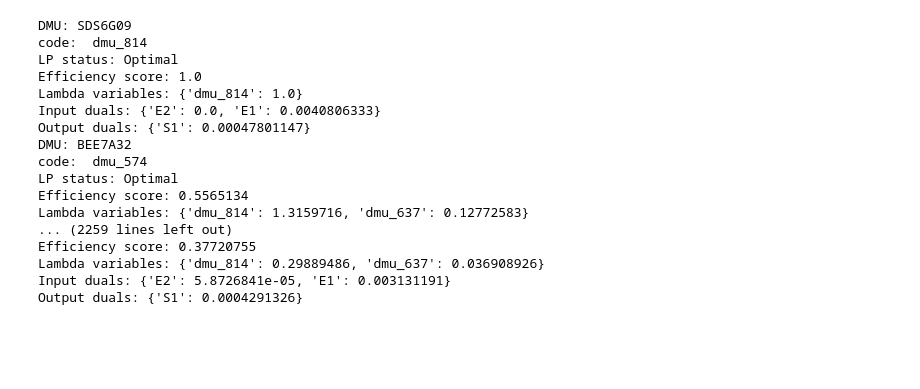
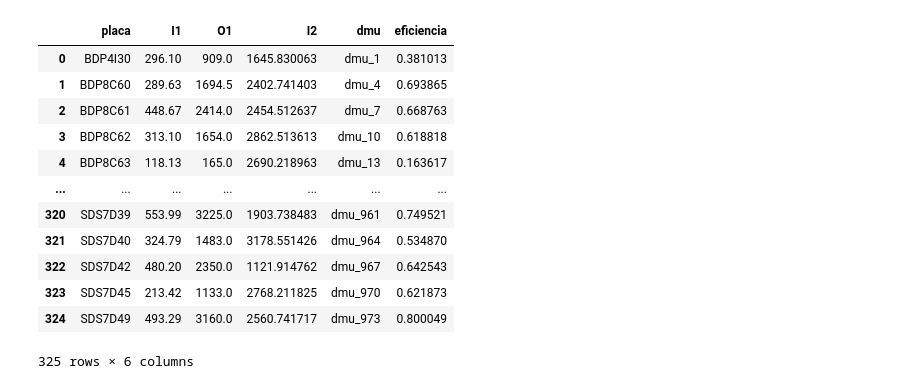
Before and after one commit to 1moi6/tccs, a Jupyter notebook: varios/dea2.ipynb, the cells around one changed output. Saved outputs shown, nothing was run; the diff lists cells and outputs as text; code cells hidden in the pictures; blank space fills up the shorter version.

```diff
--- a/varios/dea2.ipynb
+++ b/varios/dea2.ipynb
@@ -1,7 +1,13 @@
 # %%
 import pandas as pd
+pd.set_option('display.max_columns', 100)
+pd.set_option('display.max_rows', 300)
 from pyDEA.core.data_processing.read_data_from_xls import construct_input_data_instance
-from pyDEA.core.models.envelopment_model import EnvelopmentModelInputOriented
+from pyDEA.core.models.envelopment_model import EnvelopmentModelInputOriented,EnvelopmentModelOutputOriented
 from pyDEA.core.models.envelopment_model_base import EnvelopmentModelBase
-from pyDEA.core.models.bound_generators import generate_upper_bound_for_efficiency_score
+from pyDEA.core.models.bound_generators import generate_upper_bound_for_efficiency_score,generate_lower_bound_for_efficiency_score
 from pyDEA.core.models.envelopment_model_decorators import DefaultConstraintCreator
+
+
+from pyDEA.core.models.multiplier_model import MultiplierInputOrientedModel
+from pyDEA.core.models.multiplier_model_base import MultiplierModelBase
@@ -18,4 +59,4 @@ dt.add_input_category('E1')
 # %%
-
 mdl = EnvelopmentModelInputOriented(upper_bound_generator=generate_upper_bound_for_efficiency_score)
-mdl1=EnvelopmentModelBase(dt,mdl,DefaultConstraintCreator())
+mdl1 = EnvelopmentModelBase(dt,mdl,DefaultConstraintCreator())
+sol = mdl1.run()
@@ -42,20 +63,29 @@ At line 2 NAME
-# %%
-solution.print_solution()
-# %% [output]
-DMU: SDS6G09
-code:  dmu_814
-LP status: Optimal
-Efficiency score: 1.0
-Lambda variables: {'dmu_814': 1.0}
-Input duals: {'E2': 0.0, 'E1': 0.0040806333}
-Output duals: {'S1': 0.00047801147}
-DMU: BEE7A32
-code:  dmu_574
-LP status: Optimal
-Efficiency score: 0.5565134
-Lambda variables: {'dmu_814': 1.3159716, 'dmu_637': 0.12772583}
-... (2259 lines left out)
-Efficiency score: 0.37720755
-Lambda variables: {'dmu_814': 0.29889486, 'dmu_637': 0.036908926}
-Input duals: {'E2': 5.8726841e-05, 'E1': 0.003131191}
-Output duals: {'S1': 0.0004291326}
+# %%
+solucao = []
+for dmu in dt.DMU_codes:
+    try:
+        aux = {'placa':dt.get_dmu_user_name(dmu),'dmu':dmu,'eficiencia':sol.get_efficiency_score(dmu)}
+    except:
+        aux = {'placa':dt.get_dmu_user_name(dmu),'dmu':dmu,'eficiencia':0}
+    # aux = {'placa':dt.get_dmu_user_name(dmu),'dmu':dmu,'eficiencia':sol.get_efficiency_score(dmu)}
+    solucao.append(aux)
+
+aux = pd.DataFrame(solucao)
+
+xx = pd.merge(dados,aux, how='left', on='placa')
+# %%
+xx
+# %% [output]
+|  | placa | I1 | O1 | I2 | dmu | eficiencia |
+| 0 | BDP4I30 | 296.10 | 909.0 | 1645.830063 | dmu_1 | 0.381013 |
+| 1 | BDP8C60 | 289.63 | 1694.5 | 2402.741403 | dmu_4 | 0.693865 |
+| 2 | BDP8C61 | 448.67 | 2414.0 | 2454.512637 | dmu_7 | 0.668763 |
+| 3 | BDP8C62 | 313.10 | 1654.0 | 2862.513613 | dmu_10 | 0.618818 |
+| 4 | BDP8C63 | 118.13 | 165.0 | 2690.218963 | dmu_13 | 0.163617 |
+| ... | ... | ... | ... | ... | ... | ... |
+| 320 | SDS7D39 | 553.99 | 3225.0 | 1903.738483 | dmu_961 | 0.749521 |
+| 321 | SDS7D40 | 324.79 | 1483.0 | 3178.551426 | dmu_964 | 0.534870 |
+| 322 | SDS7D42 | 480.20 | 2350.0 | 1121.914762 | dmu_967 | 0.642543 |
+| 323 | SDS7D45 | 213.42 | 1133.0 | 2768.211825 | dmu_970 | 0.621873 |
+| 324 | SDS7D49 | 493.29 | 3160.0 | 2560.741717 | dmu_973 | 0.800049 |
+325 rows × 6 columns
```
Also changed, not shown: parts of 11 cells of this notebook, 1 other file.
